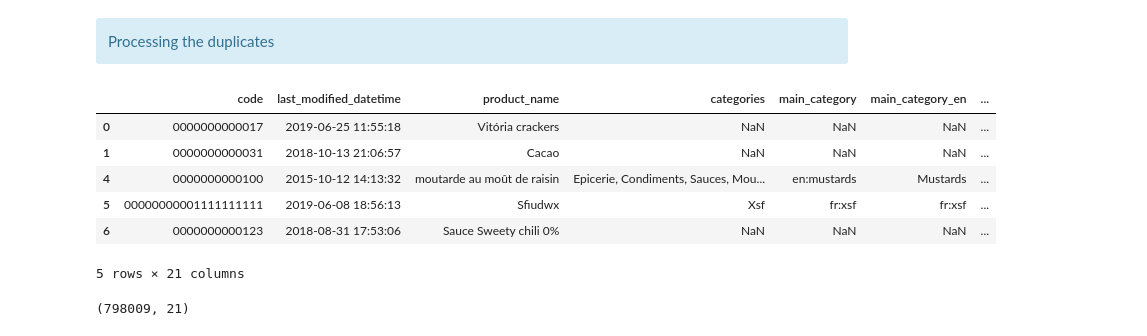
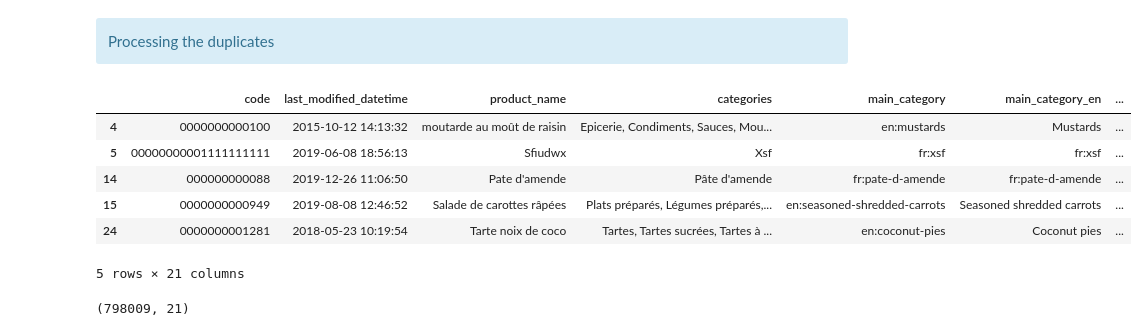
Before and after one commit to samirhinojosa/OC-P3-design-application-public-health, a Jupyter notebook: notebook.ipynb, the cells around one changed output. Saved outputs shown, nothing was run; the diff lists cells and outputs as text; code cells hidden in the pictures.

Commit message:
Starting with the analysis of categories fields

```diff
--- a/notebook.ipynb
+++ b/notebook.ipynb
@@ -771,14 +821,14 @@ Analysis of df_nutri_score dataset
 # %%
 df_nutri_score.drop_duplicates(inplace=True)
 # %%
-df_nutri_score.head(5)
+df_nutri_score[df_nutri_score["categories"].notnull()].head(5)
 # %% [output]
 |  | code | last_modified_datetime | product_name | categories | main_category | main_category_en | ... |
-| 0 | 0000000000017 | 2019-06-25 11:55:18 | Vitória crackers | NaN | NaN | NaN | ... |
-| 1 | 0000000000031 | 2018-10-13 21:06:57 | Cacao | NaN | NaN | NaN | ... |
 | 4 | 0000000000100 | 2015-10-12 14:13:32 | moutarde au moût de raisin | Epicerie, Condiments, Sauces, Mou... | en:mustards | Mustards | ... |
 | 5 | 00000000001111111111 | 2019-06-08 18:56:13 | Sfiudwx | Xsf | fr:xsf | fr:xsf | ... |
-| 6 | 0000000000123 | 2018-08-31 17:53:06 | Sauce Sweety chili 0% | NaN | NaN | NaN | ... |
+| 14 | 000000000088 | 2019-12-26 11:06:50 | Pate d'amende | Pâte d'amende | fr:pate-d-amende | fr:pate-d-amende | ... |
+| 15 | 0000000000949 | 2019-08-08 12:46:52 | Salade de carottes râpées | Plats préparés, Légumes préparés,... | en:seasoned-shredded-carrots | Seasoned shredded carrots | ... |
+| 24 | 0000000001281 | 2018-05-23 10:19:54 | Tarte noix de coco | Tartes, Tartes sucrées, Tartes à ... | en:coconut-pies | Coconut pies | ... |
 5 rows × 21 columns
 # %%
 df_nutri_score.shape
```
Also changed, not shown: parts of 4 cells of this notebook.
